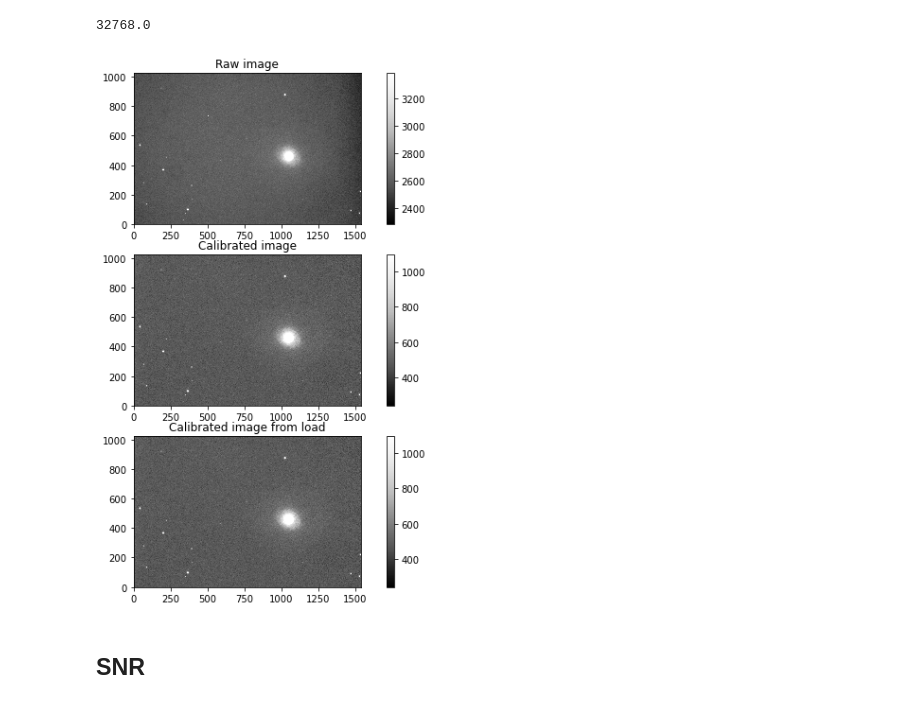
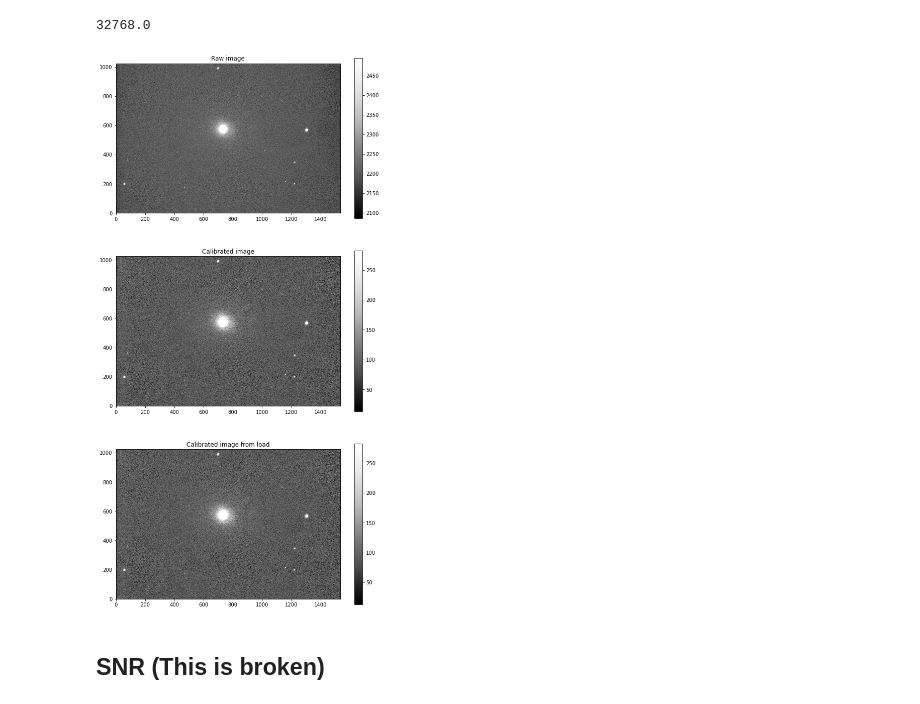
Before and after one commit to lucaspauker/phys100-final-project, a Jupyter notebook: M94_Data_Reduction.ipynb, the cells around one changed output. Cells and saved outputs as stored; diff of their text form; code cells hidden in the pictures.

```diff
--- a/M94_Data_Reduction.ipynb
+++ b/M94_Data_Reduction.ipynb
@@ -30,6 +30,8 @@ from complete_process import average_bias, average_dark, average_flat, science_e
 # Note that you do not need to have magnitude errors implemented. That is for lab 1.5! Returning 0 for all
 # magnitude errors is fine for now.
 from photometry import create_phot_cat, aper_flux
+# %%
+plt.rcParams["figure.figsize"] = (10,5)
 # %% [markdown]
 ## Calibrate Images
 # %%
@@ -48,0 +62,11 @@ OS_R_files = glob.glob(datadir + 'M94/*R*.fit')
+# %%
+early_masterbias = average_bias(early_biasfiles)
+late_masterbias = average_bias(late_biasfiles)
+fig, axs = plt.subplots(2, figsize=(10,10))
+im1 = axs[0].imshow(early_masterbias,vmin=np.median(early_masterbias)-2*np.std(early_masterbias),vmax=np.median(early_masterbias)+5*np.std(early_masterbias))
+im2 = axs[1].imshow(late_masterbias,vmin=np.median(late_masterbias)-2*np.std(late_masterbias),vmax=np.median(late_masterbias)+5*np.std(late_masterbias))
+axs[0].set_title("Early master bias")
+axs[1].set_title("Late master bias")
+fig.colorbar(im1,ax=axs[0])
+fig.colorbar(im2,ax=axs[1])
+plt.show()
@@ -48,0 +79,11 @@ OS_R_files = glob.glob(datadir + 'M94/*R*.fit')
+# %%
+early_masterdark = average_dark(early_darkfiles, early_masterbias)
+late_masterdark = average_dark(late_darkfiles, late_masterbias)
+fig, axs = plt.subplots(2, figsize=(10,10))
+im1 = axs[0].imshow(early_masterdark,vmin=np.median(early_masterdark)-2*np.std(early_masterdark),vmax=np.median(early_masterdark)+5*np.std(early_masterdark))
+im2 = axs[1].imshow(late_masterdark,vmin=np.median(late_masterdark)-2*np.std(late_masterdark),vmax=np.median(late_masterdark)+5*np.std(late_masterdark))
+axs[0].set_title("Early master dark")
+axs[1].set_title("Late master dark")
+fig.colorbar(im1,ax=axs[0])
+fig.colorbar(im2,ax=axs[1])
+plt.show()
@@ -48,0 +96,11 @@ OS_R_files = glob.glob(datadir + 'M94/*R*.fit')
+# %%
+early_masterHaflat = average_flat(early_Haflatfiles, early_masterbias, early_masterdark)
+late_masterHaflat = average_flat(late_Haflatfiles, late_masterbias, late_masterdark)
+fig, axs = plt.subplots(2, figsize=(10,10))
+im1 = axs[0].imshow(early_masterHaflat,vmin=np.median(early_masterHaflat)-2*np.std(early_masterHaflat),vmax=np.median(early_masterHaflat)+5*np.std(early_masterHaflat))
+im2 = axs[1].imshow(late_masterHaflat,vmin=np.median(late_masterHaflat)-2*np.std(late_masterHaflat),vmax=np.median(late_masterHaflat)+5*np.std(late_masterHaflat))
+axs[0].set_title("Early Ha master flat")
+axs[1].set_title("Late Ha master flat")
+fig.colorbar(im1,ax=axs[0])
+fig.colorbar(im2,ax=axs[1])
+plt.show()
@@ -125,24 +183,24 @@ header["BZERO"]
 # %% [output]
 32768.0
 # %%
-fig, axs = plt.subplots(3, figsize=(10,10))
-im, header = fitsio.read(CQ_R_files[0], header=True)
-calim = science_exposure(im, header, masterbias, masterdark, masterHaflat)
-calim2 = fitsio.read(CQ_R_cal_files[0])
+fig, axs = plt.subplots(3, figsize=(10,20))
+im, header = fitsio.read(late_CQ_R_files[-1], header=True)
+calim = science_exposure(im, header, late_masterbias, late_masterdark, late_masterHaflat)
+calim2 = fitsio.read(CQ_R_cal_files[-1])
 im1 = axs[0].imshow(im, vmin=np.median(im)-2*np.std(im), vmax=np.median(im)+5*np.std(im))
 im2 = axs[1].imshow(calim, vmin=np.median(calim)-2*np.std(calim), vmax=np.median(calim)+5*np.std(calim))
 im3 = axs[2].imshow(calim2, vmin=np.median(calim2)-2*np.std(calim2), vmax=np.median(calim2)+5*np.std(calim2))
 axs[0].set_title("Raw image")
 axs[1].set_title("Calibrated image")
 axs[2].set_title("Calibrated image from load")
 fig.colorbar(im1,ax=axs[0])
 fig.colorbar(im2,ax=axs[1])
 fig.colorbar(im3,ax=axs[2])
 plt.show()
 # %% [output]
-[figure, old version]
+[figure, new version]
 # %% [markdown]
-## SNR
+## SNR (This is broken)
 # %%
 uncalsciim, header = fitsio.read(CQ_Ha_files[0], header=True)
 calim = science_exposure(uncalsciim, header, masterbias, masterdark, masterHaflat)
```
Also changed, not shown: parts of 21 cells of this notebook, 44 other files.
